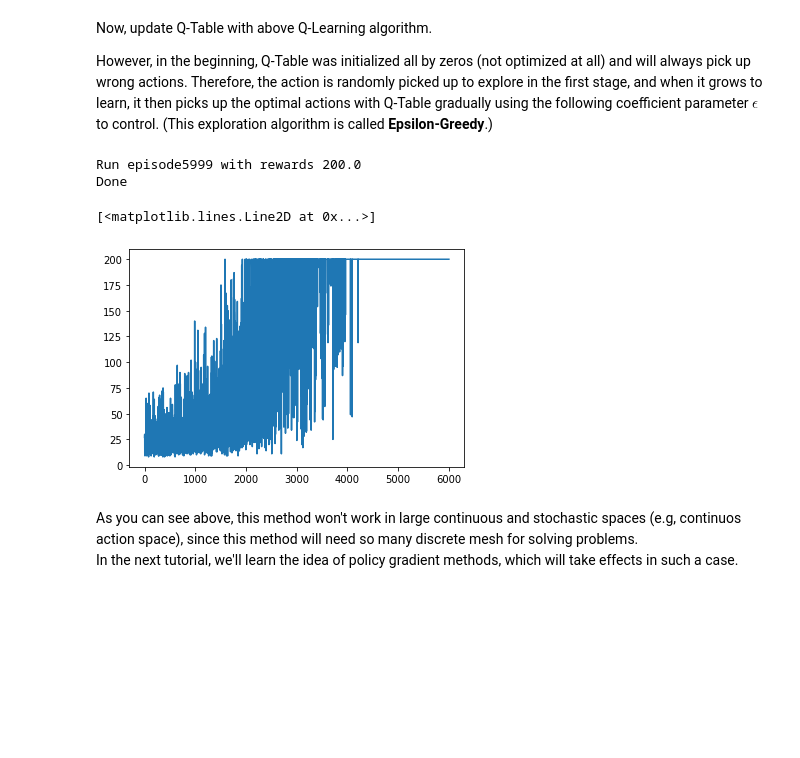
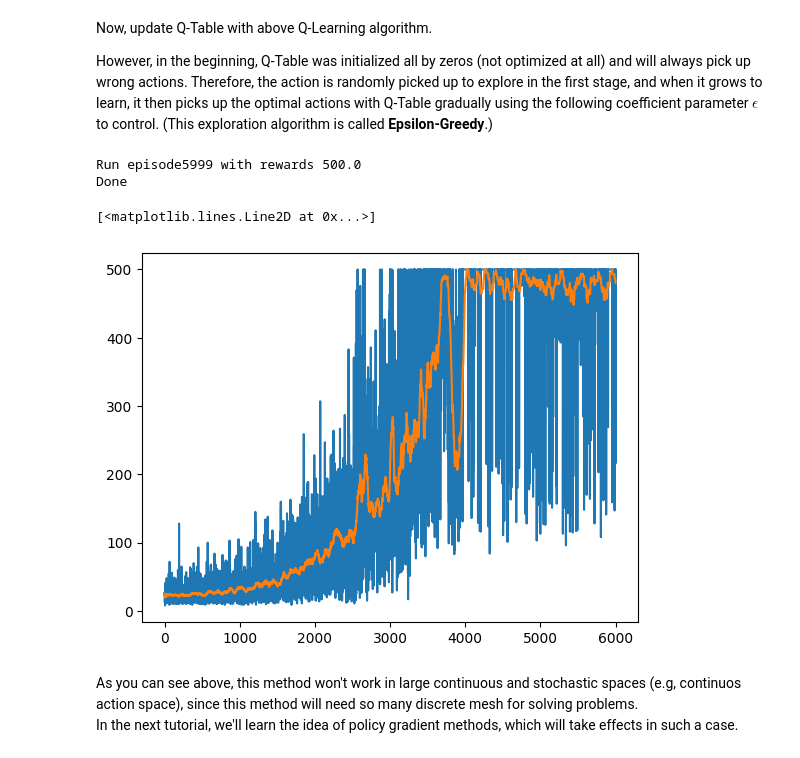
Before and after one commit to tsmatz/reinforcement-learning-tutorials, a Jupyter notebook: 01-q-learning.ipynb, the cells around one changed output. Drawn from its saved outputs; the diff is of its cells as text; code cells hidden in the pictures; blank space fills up the shorter version.

```diff
--- a/01-q-learning.ipynb
+++ b/01-q-learning.ipynb
@@ -68,7 +68,7 @@ In this example, we will convert Tuple(Box, Box, Box, Box) into Tuple(Discrete(2
 # %%
 import math
 
-env = gym.make("CartPole-v0")
+env = gym.make("CartPole-v1")
 
 new_observation_shape = (20, 20, 20, 20)
 
@@ -129,17 +129,18 @@ def pick_sample(s, episode_num):
         a = np.random.randint(0, env.action_space.n)
     return a
 
-env = gym.make("CartPole-v0")
+env = gym.make("CartPole-v1")
 reward_records = []
 for i in range(6000):
     # Run episode till done
     done = False
     total_reward = 0
-    s = env.reset()
+    s, _ = env.reset()
     s_dis = get_discrete_state(s)
     while not done:
         a = pick_sample(s_dis, i)
-        s, r, done, _ = env.step(a)
+        s, r, term, trunc, _ = env.step(a)
+        done = term or trunc
         s_dis_next = get_discrete_state(s)
 
         # Update Q-Table
@@ -153,21 +154,32 @@ for i in range(6000):
     if epsilon - epsilon_decay >= 0:
         epsilon -= epsilon_decay
 
-    # Record total rewards in episode (max 200)
+    # Record total rewards in episode (max 500)
     print("Run episode{} with rewards {}".format(i, total_reward), end="\r")
     reward_records.append(total_reward)
 
 print("\nDone")
 env.close()
 # %% [output]
-Run episode5999 with rewards 200.0
+Run episode5999 with rewards 500.0
 Done
-# %%
-import matplotlib.pyplot as plt
-plt.plot(reward_records)
-# %% [output]
-[<matplotlib.lines.Line2D at 0x...>]
-[figure, removed]
+# %%
+import matplotlib.pyplot as plt
+# Generate recent 50 interval average
+average_reward = []
+for idx in range(len(reward_records)):
+    avg_list = np.empty(shape=(1,), dtype=int)
+    if idx < 50:
+        avg_list = reward_records[:idx+1]
+    else:
+        avg_list = reward_records[idx-49:idx+1]
+    average_reward.append(np.average(avg_list))
+# Plot
+plt.plot(reward_records)
+plt.plot(average_reward)
+# %% [output]
+[<matplotlib.lines.Line2D at 0x...>]
+[figure, added]
 # %% [markdown]
 As you can see above, this method won't work in large continuous and stochastic spaces (e.g, continuos action space), since this method will need so many discrete mesh for solving problems.<br>
 In the next tutorial, we'll learn the idea of policy gradient methods, which will take effects in such a case.
```
Also changed, not shown: 2 other files.
